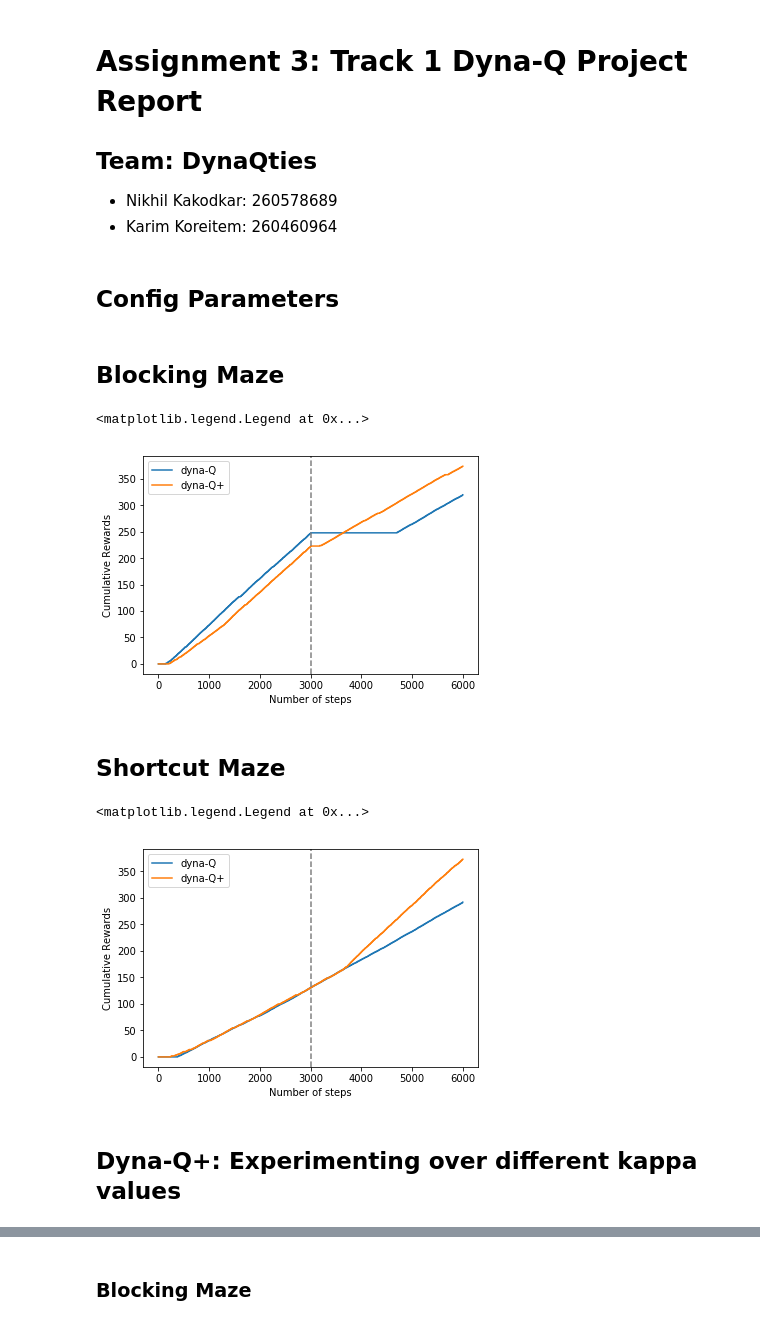
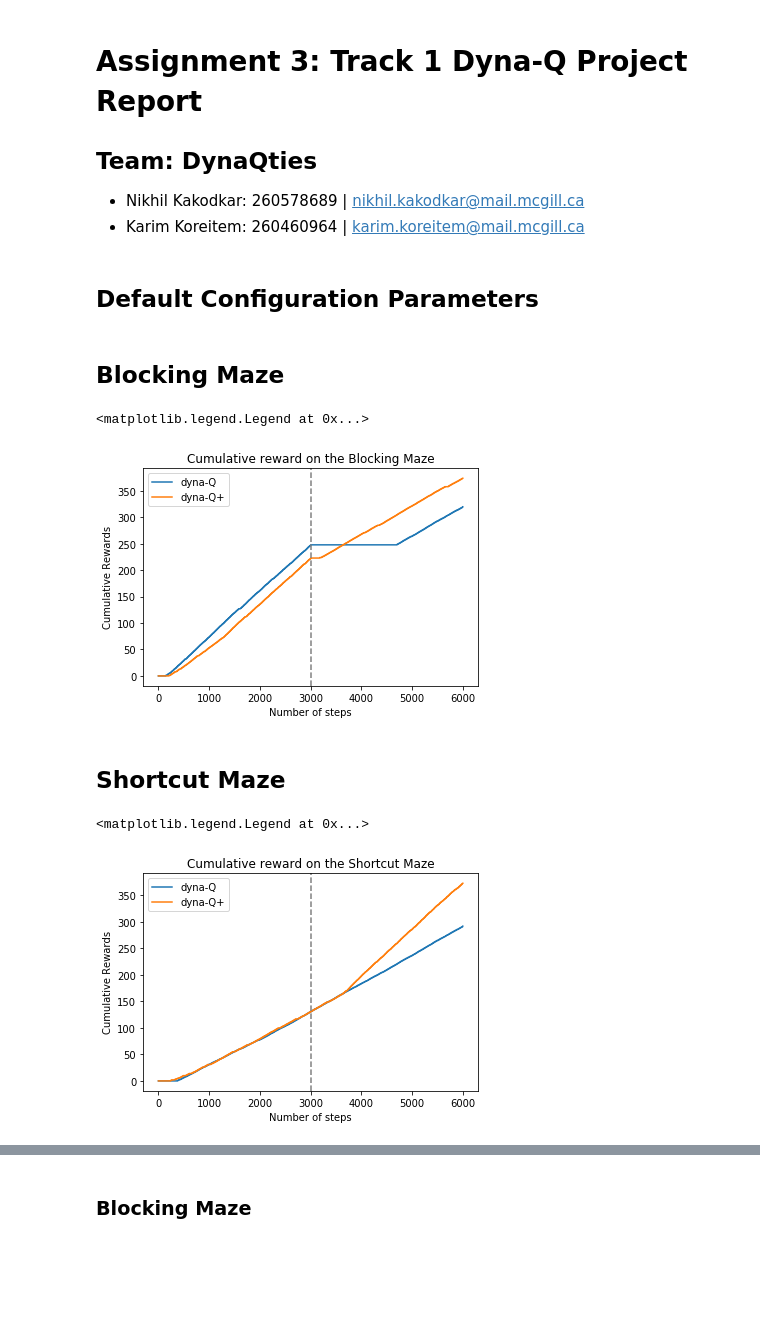
Before and after one commit to rllabmcgill/planning-temporal-abstraction-dynaqties, a Jupyter notebook: assignment_report_track1.ipynb, the cells around one changed output, grey strips where cells are left out. Saved outputs shown, nothing was run; the diff lists cells and outputs as text; code cells hidden in the pictures; blank space fills up the shorter version.

```diff
--- a/assignment_report_track1.ipynb
+++ b/assignment_report_track1.ipynb
@@ -2,8 +2,8 @@
 # Assignment 3: Track 1 Dyna-Q Project Report
 
 ## Team: DynaQties
-* Nikhil Kakodkar: 260578689
-* Karim Koreitem: 260460964
+* Nikhil Kakodkar: 260578689 | nikhil.kakodkar@mail.mcgill.ca
+* Karim Koreitem: 260460964 | karim.koreitem@mail.mcgill.ca
 # %%
 % matplotlib inline
 from core import dyna_main
@@ -11,5 +15,5 @@ import matplotlib.pyplot as plt
 # %% [markdown]
-## Config Parameters
+## Default Configuration Parameters
 # %%
 def init_default_config():
     config = {'arch' : 'dyna_q',
@@ -51,34 +55,35 @@ config['arch'] = 'dyna_q'
 config['maze_type'] = 'blocking'
 result_q = dyna_main.run_experiment(config)
 
 cum_reward = 0
 cum_reward_lst_q = []
 for step in range(len(result_q)):
     cum_reward += result_q[step]['experience']['R']
     cum_reward_lst_q.append(cum_reward)
 
 # Dyna-Q+
 config = init_default_config()
 config['arch'] = 'dyna_q_plus'
 config['maze_type'] = 'blocking'
 result_qplus = dyna_main.run_experiment(config)
 
 cum_reward = 0
 cum_reward_lst_qplus = []
 for step in range(len(result_qplus)):
     cum_reward += result_qplus[step]['experience']['R']
     cum_reward_lst_qplus.append(cum_reward)
 
 # Plotting cummulative rewards for the two algorithms
 plt.ylabel('Cumulative Rewards')
 plt.xlabel('Number of steps')
+plt.title('Cumulative reward on the Blocking Maze')
 plt.plot(cum_reward_lst_q, label='dyna-Q')
 plt.plot(cum_reward_lst_qplus, label='dyna-Q+')
 plt.axvline(x=config['switch_maze_at_step'], color='grey', linestyle='--')
 plt.legend()
 # %% [output]
 <matplotlib.legend.Legend at 0x...>
-[figure, old version]
+[figure, new version]
 # %% [markdown]
 ## Shortcut Maze
 # %%
@@ -109,12 +114,11 @@ for step in range(len(result_qplus)):
 # Plotting cummulative rewards for the two algorithms
 plt.ylabel('Cumulative Rewards')
 plt.xlabel('Number of steps')
+plt.title('Cumulative reward on the Shortcut Maze')
 plt.plot(cum_reward_lst_q, label='dyna-Q')
 plt.plot(cum_reward_lst_qplus, label='dyna-Q+')
 plt.axvline(x=config['switch_maze_at_step'], color='grey', linestyle='--')
 plt.legend()
 # %% [output]
 <matplotlib.legend.Legend at 0x...>
-[figure, old version]
+[figure, new version]
-# %% [markdown]
-## Dyna-Q+: Experimenting over different kappa values
```
Also changed, not shown: parts of 18 cells of this notebook, 1 other file.
